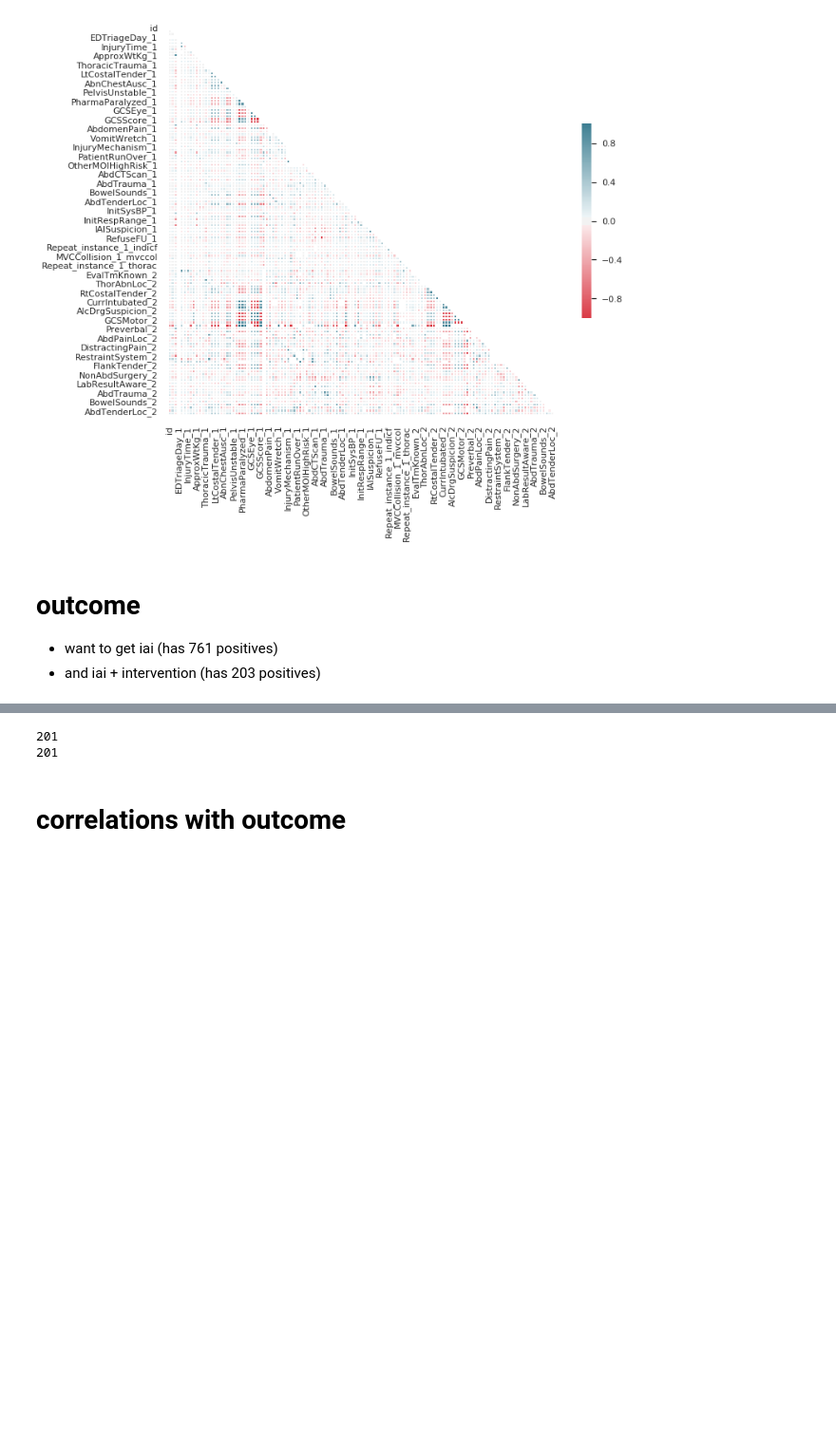
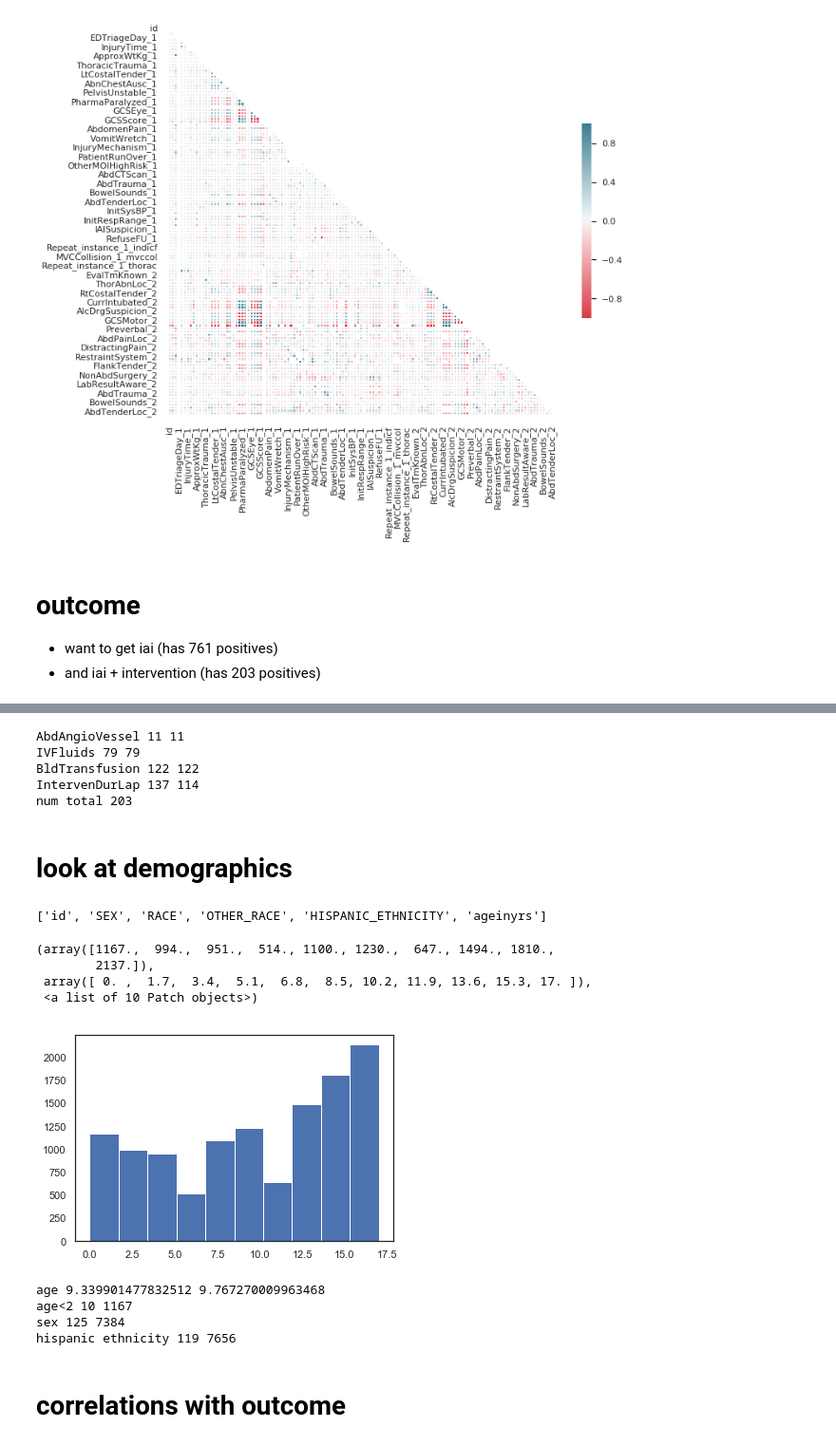
Before and after one commit to csinva/iai-clinical-decision-rule, a Jupyter notebook: preprocessing.ipynb, the cells around one changed output, grey strips where cells are left out. Shown at 95% size. Cells and saved outputs as stored; diff of their text form; code cells hidden in the pictures; blank space fills up the shorter version.

```diff
--- a/preprocessing.ipynb
+++ b/preprocessing.ipynb
@@ -136,14 +136,16 @@ sns.heatmap(corr, mask=mask, cmap=cmap, center=0,
 - want to get iai (has 761 positives)
 - and iai + intervention (has 203 positives)
 # %%
-followup = pd.read_csv('iaip_data/Datasets/form6a.csv').rename(columns={'subjectid': 'id'})
-iai_all = pd.read_csv('iaip_data/Datasets/form6b.csv').rename(columns={'SubjectID': 'id'})
-surg = pd.read_csv('iaip_data/Datasets/form6c.csv').rename(columns={'subjectid': 'id'})
+demographics = pd.read_csv('iaip_data/Datasets/demographics.csv').rename(columns={'SubjectID': 'id'})
+form4abdangio = pd.read_csv('iaip_data/Datasets/form4bother_abdangio.csv').rename(columns={'subjectid': 'id'})
+form6a = pd.read_csv('iaip_data/Datasets/form6a.csv').rename(columns={'subjectid': 'id'})
+form6b = pd.read_csv('iaip_data/Datasets/form6b.csv').rename(columns={'SubjectID': 'id'})
+form6c = pd.read_csv('iaip_data/Datasets/form6c.csv').rename(columns={'subjectid': 'id'})
 
 # (6b) Intra-abdominal injury diagnosed in the ED/during hospitalization by any diagnostic method
 # 1 is yes, 761 have intra-abdominal injury
 # 2 is no -> remap to 0, 841 without intra-abdominal injury
-idxs_iai = iai_all.id[iai_all['IAIinED1'] == 1]
+idxs_iai = form6b.id[form6b['IAIinED1'] == 1]
 iai = np.zeros(NUM_PATIENTS).astype(np.int)
 iai[idxs_iai] = 1
 df_iai = pd.DataFrame.from_dict({
@@ -212,9 +155,66 @@ num in c 120
-# %%
-print(len(ids_allb.union(ids_alla).union(ids_allc)))
-print(len(ids_allb.union(ids_allc)))
-# %% [output]
-201
-201
+# %%
+def get_ids(form, keys):
+    ids_all = set()
+    for key in keys:
+        ids = form.id.values[form[key] == 1]
+        for i in ids:
+            ids_all.add(i)
+        print(key, np.sum(form[key] == 1), np.unique(ids).size)
+    return ids_all
+
+# print(form4abdangio.keys())
+ids_allangio = get_ids(form4abdangio, ['AbdAngioVessel'])
+# print('num in 4angio', len(ids_allangio))
+
+# print(form6a.keys())
+# ids_alla = get_ids(form6a, ['DeathCause'])
+# print('num in a', len(ids_alla))
+
+# print(form6b.keys())
+ids_allb = get_ids(form6b, ['IVFluids', 'BldTransfusion'])
+# print('num in b', len(ids_allb))
+
+# print(form6c.keys())
+ids_allc = get_ids(form6c, ['IntervenDurLap'])
+# print('num in c', len(ids_allc))
+
+ids = ids_allb.union(ids_allangio).union(ids_allc)
+print('num total', len(ids))
+# print(len(ids_allb.union(ids_allc)))
+# %% [output]
+AbdAngioVessel 11 11
+IVFluids 79 79
+BldTransfusion 122 122
+IntervenDurLap 137 114
+num total 203
+# %% [markdown]
+# look at demographics
+# %%
+ids_np = np.array(list(ids)) - 1
+vals = demographics.values[ids_np]
+print(list(demographics))
+# %% [output]
+['id', 'SEX', 'RACE', 'OTHER_RACE', 'HISPANIC_ETHNICITY', 'ageinyrs']
+# %%
+np.unique(demographics.ageinyrs)
+plt.hist(demographics.ageinyrs)
+# %% [output]
+(array([1167.,  994.,  951.,  514., 1100., 1230.,  647., 1494., 1810.,
+        2137.]),
+ array([ 0. ,  1.7,  3.4,  5.1,  6.8,  8.5, 10.2, 11.9, 13.6, 15.3, 17. ]),
+ <a list of 10 Patch objects>)
+[figure, added]
+# %%
+# the mean age is the only one which is wrong
+print('age', np.mean(demographics.ageinyrs[ids_np]), np.mean(demographics.ageinyrs))
+print('age<2', np.sum(demographics.ageinyrs[ids_np] < 2), np.sum(demographics.ageinyrs < 2))
+print('sex', np.sum(demographics.SEX[ids_np] == 'M'), np.sum(demographics.SEX == 'M'))
+print('hispanic ethnicity', np.sum(demographics.HISPANIC_ETHNICITY[ids_np] == 0), np.sum(demographics.HISPANIC_ETHNICITY == 0))
+# %% [output]
+age 9.339901477832512 9.767270009963468
+age<2 10 1167
+sex 125 7384
+hispanic ethnicity 119 7656
 # %% [markdown]
 # correlations with outcome
 # %%
```
Also changed, not shown: parts of 3 cells of this notebook, 1 other file.
